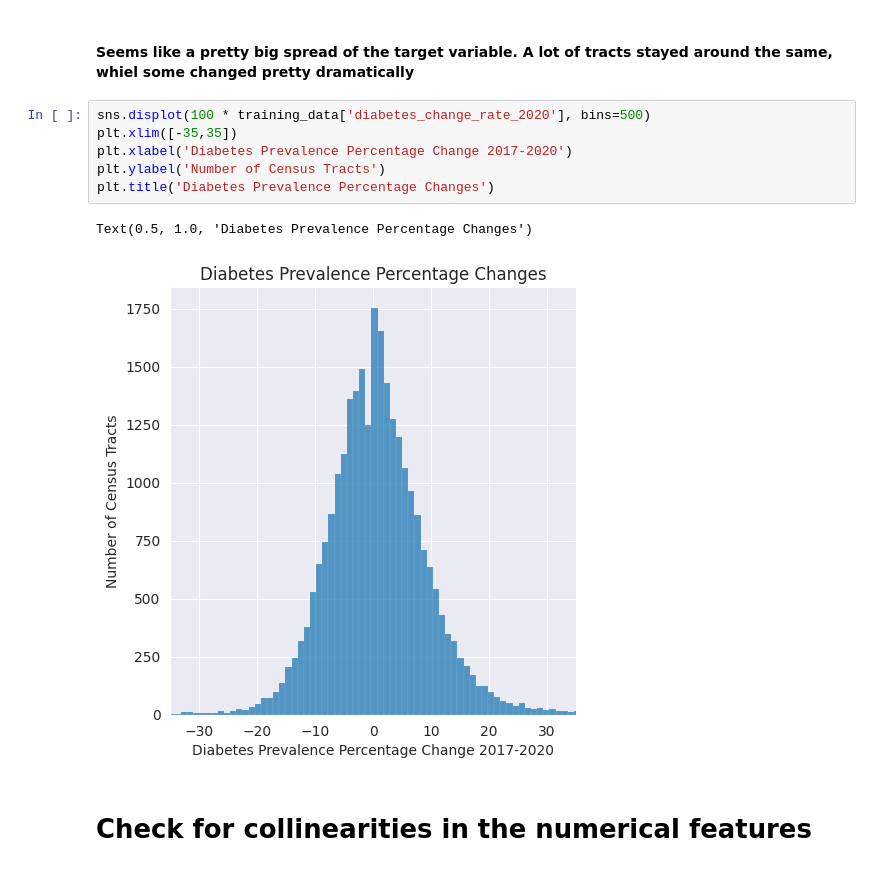
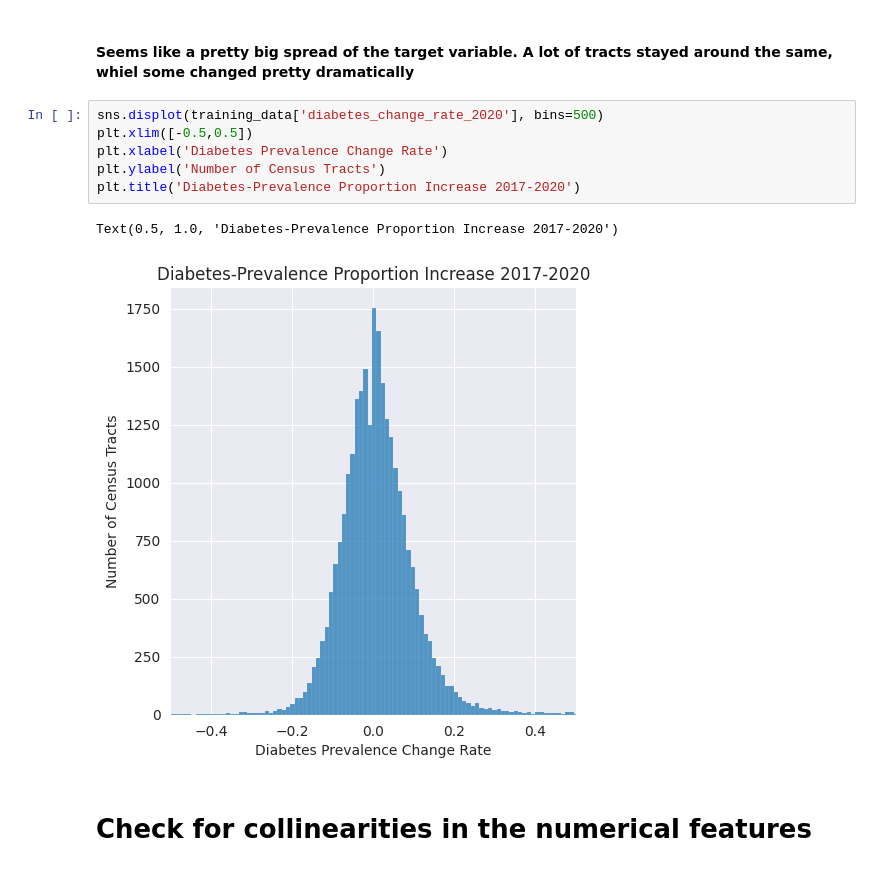
Before and after one commit to Tyler-Chi/Diabetes_Trend_Forecast, a Jupyter notebook: EDA.ipynb, the cells around one changed output. Drawn from its saved outputs; the diff is of its cells as text.

Commit message:
about to change from proportion to percentage, easier to explain

```diff
--- a/EDA.ipynb
+++ b/EDA.ipynb
@@ -30,14 +30,14 @@ np.mean(100 * training_data['diabetes_change_rate_2020'])
 # %% [markdown]
 #### Seems like a pretty big spread of the target variable. A lot of tracts stayed around the same, whiel some changed pretty dramatically
 # %%
-sns.displot(100 * training_data['diabetes_change_rate_2020'], bins=500)
-plt.xlim([-35,35])
-plt.xlabel('Diabetes Prevalence Percentage Change 2017-2020')
+sns.displot(training_data['diabetes_change_rate_2020'], bins=500)
+plt.xlim([-0.5,0.5])
+plt.xlabel('Diabetes Prevalence Change Rate')
 plt.ylabel('Number of Census Tracts')
-plt.title('Diabetes Prevalence Percentage Changes')
+plt.title('Diabetes-Prevalence Proportion Increase 2017-2020')
 # %% [output]
-Text(0.5, 1.0, 'Diabetes Prevalence Percentage Changes')
+Text(0.5, 1.0, 'Diabetes-Prevalence Proportion Increase 2017-2020')
-[figure, old version]
+[figure, new version]
 # %% [markdown]
 # Check for collinearities in the numerical features
 # %% [markdown]
```
Also changed, not shown: parts of 2 cells of this notebook, 6 other files.
